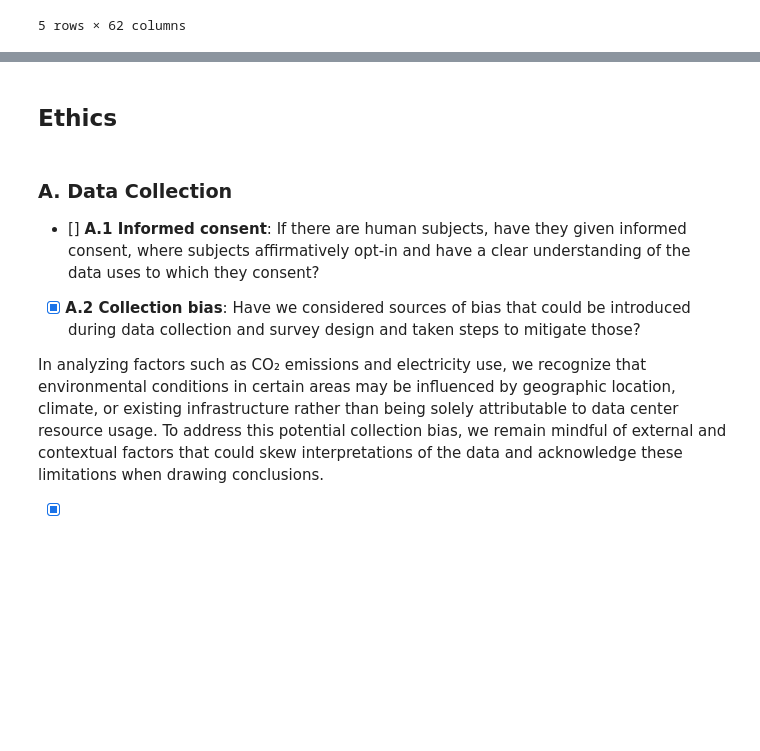
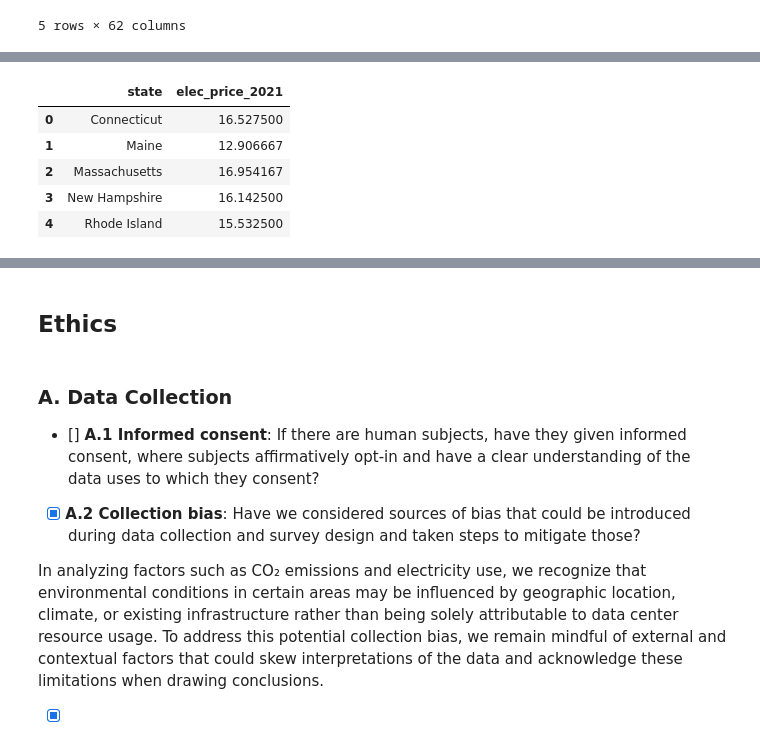
Before and after one commit to COGS108/Group147_WI26, a Jupyter notebook: 01-DataCheckpoint.ipynb, the cells around one changed output, grey strips where cells are left out. Drawn from its saved outputs; the diff is of its cells as text; code cells hidden in the pictures; blank space fills up the shorter version.

```diff
--- a/01-DataCheckpoint.ipynb
+++ b/01-DataCheckpoint.ipynb
@@ -1023,0 +1091,9 @@ pd.read_csv("data/02-processed/df_electricity_clean.csv").head()
+# %%
+df_electricity.head()
+# %% [output]
+|  | state | elec_price_2021 |
+| 0 | Connecticut | 16.527500 |
+| 1 | Maine | 12.906667 |
+| 2 | Massachusetts | 16.954167 |
+| 3 | New Hampshire | 16.142500 |
+| 4 | Rhode Island | 15.532500 |
```
Also changed, not shown: parts of 10 cells of this notebook, 1 other file.
